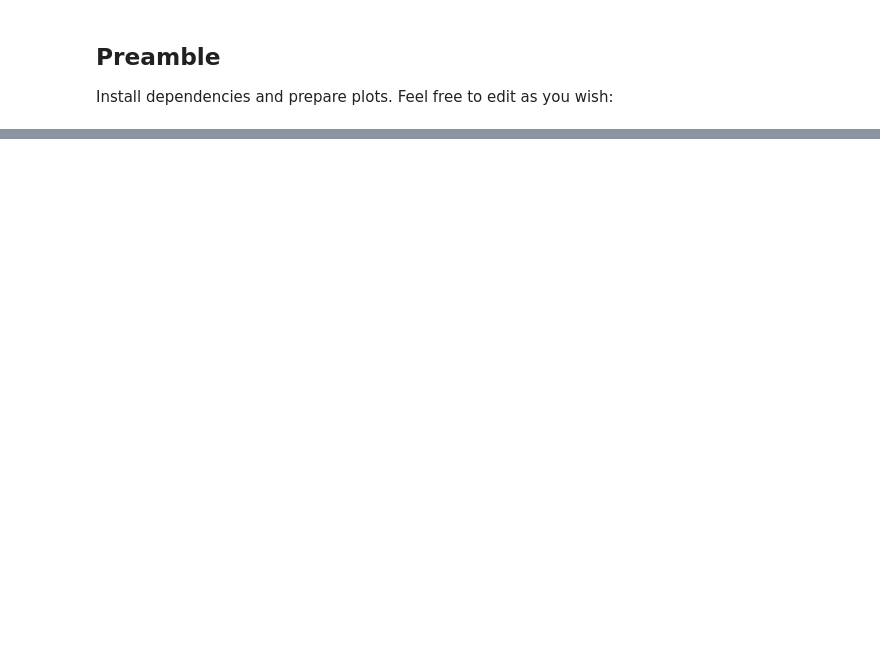
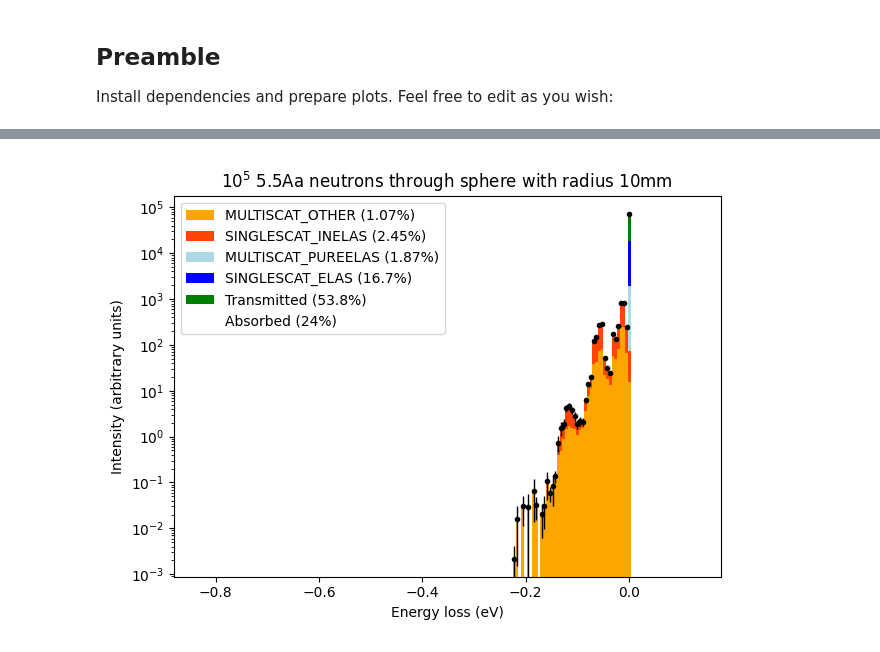
Before and after one commit to marquezj/ncrystal-notebooks, a Jupyter notebook: notebooks/ncrystal1_basic_03_Scatter_patterns_with_the_builtin_MiniMC_framework.ipynb, the cells around one changed output, grey strips where cells are left out. Cells and saved outputs as stored; diff of their text form; code cells hidden in the pictures; blank space fills up the shorter version.

```diff
--- a/notebooks/ncrystal1_basic_03_Scatter_patterns_with_the_builtin_MiniMC_framework.ipynb
+++ b/notebooks/ncrystal1_basic_03_Scatter_patterns_with_the_builtin_MiniMC_framework.ipynb
@@ -96,0 +168,10 @@ show_mmc('''C_sg194_pyrolytic_graphite.ncmat
+# %%
+results_ZnO_v3 = mmc.run('ZnO_sg186_ZincOxide.ncmat;temp=300K',
+                         scenario='5.5Aa pencil on 2cm sphere 1e5 times',
+                         enginecfg='tally=de,theta')
+#Uncomment next line to plot both "de" and "theta" histograms:
+#results_ZnO_v3.plot()#
+#Here is how to plot just "de":
+results_ZnO_v3.tally('de').plot()
+# %% [output]
+[figure, added]
```
Also changed, not shown: parts of 83 cells of this notebook, 1 other file.
